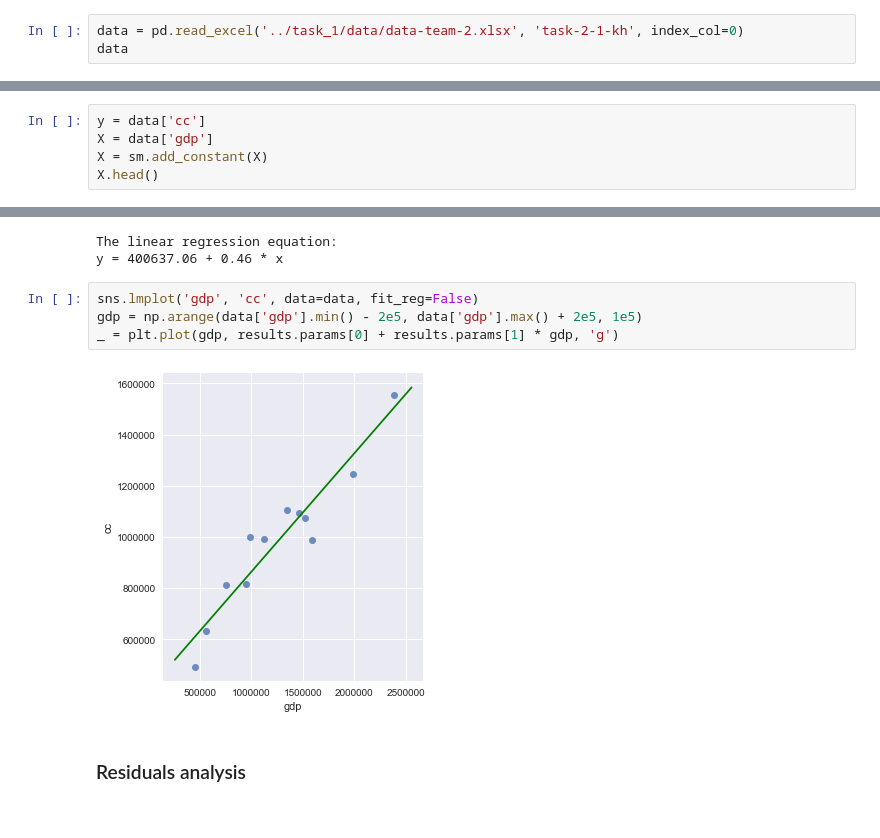
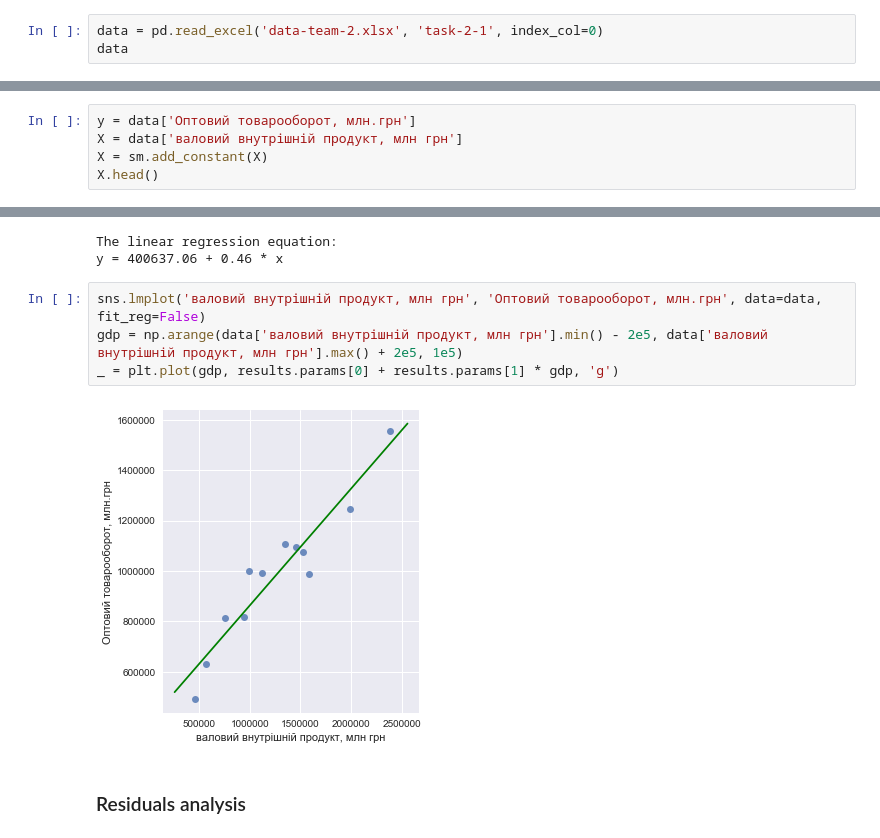
Before and after one commit to YarrDOpanas/uData, a Jupyter notebook: Statistics/Projects/team2/2018-06-22-yb-task-2.ipynb, the cells around one changed output, grey strips where cells are left out. Drawn from its saved outputs; the diff is of its cells as text.

Commit message:
statistics projects task2 update

```diff
--- a/Statistics/Projects/team2/2018-06-22-yb-task-2.ipynb
+++ b/Statistics/Projects/team2/2018-06-22-yb-task-2.ipynb
@@ -18,6 +18,6 @@ import seaborn as sns
 
 sns.set()
 # %%
-data = pd.read_excel('../task_1/data/data-team-2.xlsx', 'task-2-1-kh', index_col=0)
+data = pd.read_excel('data-team-2.xlsx', 'task-2-1', index_col=0)
 data
 # %% [output]
@@ -139,8 +139,8 @@ import statsmodels.api as sm
 from statsmodels.stats import diagnostic
 from statsmodels.sandbox.regression.predstd import wls_prediction_std
 # %%
-y = data['cc']
-X = data['gdp']
+y = data['Оптовий товарооборот, млн.грн']
+X = data['валовий внутрішній продукт, млн грн']
 X = sm.add_constant(X)
 X.head()
 # %% [output]
@@ -192,11 +192,11 @@ print(f'y = {str(round(results.params[0], 2))} + {str(round(results.params[1], 2
 The linear regression equation:
 y = 400637.06 + 0.46 * x
 # %%
-sns.lmplot('gdp', 'cc', data=data, fit_reg=False)
-gdp = np.arange(data['gdp'].min() - 2e5, data['gdp'].max() + 2e5, 1e5)
+sns.lmplot('валовий внутрішній продукт, млн грн', 'Оптовий товарооборот, млн.грн', data=data, fit_reg=False)
+gdp = np.arange(data['валовий внутрішній продукт, млн грн'].min() - 2e5, data['валовий внутрішній продукт, млн грн'].max() + 2e5, 1e5)
 _ = plt.plot(gdp, results.params[0] + results.params[1] * gdp, 'g')
 # %% [output]
-[figure, old version]
+[figure, new version]
 # %% [markdown]
 ### Residuals analysis
 # %%
```
Also changed, not shown: parts of 16 cells of this notebook, 31 other files.
